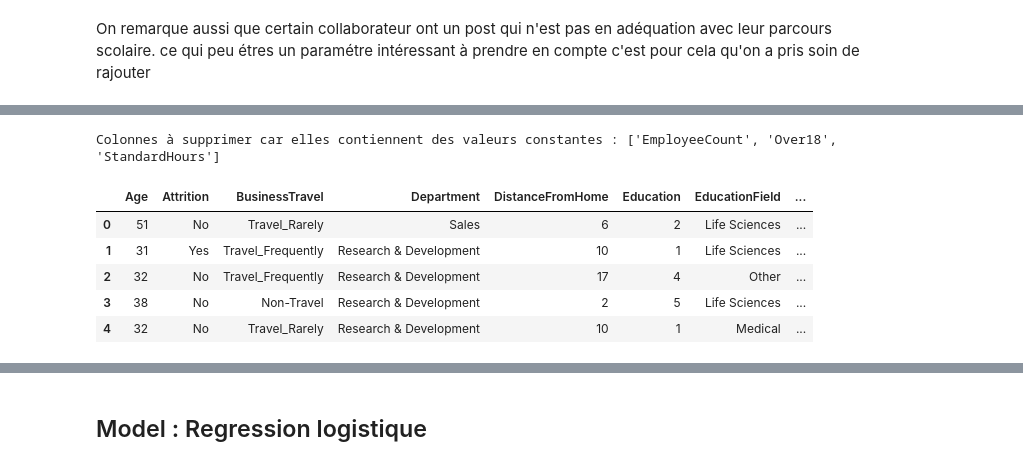
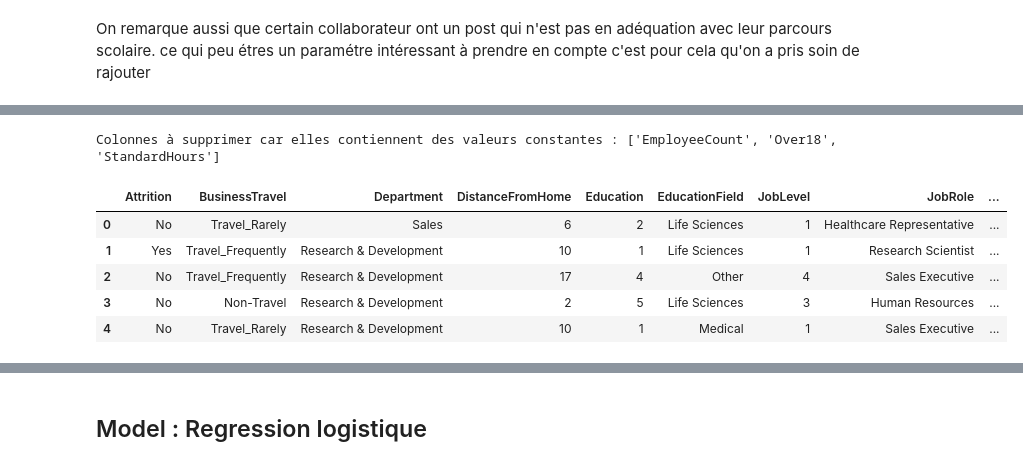
Before and after one commit to Aminedx/IA, a Jupyter notebook: Projet.ipynb, the cells around one changed output, grey strips where cells are left out. Cells and saved outputs as stored; diff of their text form; code cells hidden in the pictures.

```diff
--- a/Projet.ipynb
+++ b/Projet.ipynb
@@ -387,21 +388,22 @@ array([[<AxesSubplot:title={'center':'Age'}>,
 # %%
 # Identifier les colonnes avec des valeurs constantes
 cols_to_drop = [col for col in general_data_copy.columns if general_data_copy[col].nunique() == 1]
 # Supprimer ces colonnes du DataFrame
 general_data_copy.drop(cols_to_drop, axis=1, inplace=True)
-## Supprimer MaritalStatus due à notre étude éthique
-general_data_copy.drop(["MaritalStatus"], axis=1, inplace=True)
+
+general_data_copy.drop(['EmployeeID', 'Age', 'Gender', 'MaritalStatus'], axis=1, inplace=True)
+general_data_copy.drop(["PerformanceRating"], axis=1, inplace=True)
 # Afficher les colonnes à supprimer
 print(f"Colonnes à supprimer car elles contiennent des valeurs constantes : {cols_to_drop}")
 general_data_copy.head()
 # %% [output]
 Colonnes à supprimer car elles contiennent des valeurs constantes : ['EmployeeCount', 'Over18', 'StandardHours']
-|  | Age | Attrition | BusinessTravel | Department | DistanceFromHome | Education | EducationField | ... |
-| 0 | 51 | No | Travel_Rarely | Sales | 6 | 2 | Life Sciences | ... |
-| 1 | 31 | Yes | Travel_Frequently | Research & Development | 10 | 1 | Life Sciences | ... |
-| 2 | 32 | No | Travel_Frequently | Research & Development | 17 | 4 | Other | ... |
-| 3 | 38 | No | Non-Travel | Research & Development | 2 | 5 | Life Sciences | ... |
-| 4 | 32 | No | Travel_Rarely | Research & Development | 10 | 1 | Medical | ... |
+|  | Attrition | BusinessTravel | Department | DistanceFromHome | Education | EducationField | JobLevel | JobRole | ... |
+| 0 | No | Travel_Rarely | Sales | 6 | 2 | Life Sciences | 1 | Healthcare Representative | ... |
+| 1 | Yes | Travel_Frequently | Research & Development | 10 | 1 | Life Sciences | 1 | Research Scientist | ... |
+| 2 | No | Travel_Frequently | Research & Development | 17 | 4 | Other | 4 | Sales Executive | ... |
+| 3 | No | Non-Travel | Research & Development | 2 | 5 | Life Sciences | 3 | Human Resources | ... |
+| 4 | No | Travel_Rarely | Research & Development | 10 | 1 | Medical | 1 | Sales Executive | ... |
 # %%
 
 general_data_copy['Attrition'] = general_data_copy['Attrition'].apply(lambda x: 1 if x == 'Yes' else 0)
```
Also changed, not shown: parts of 54 cells of this notebook.
